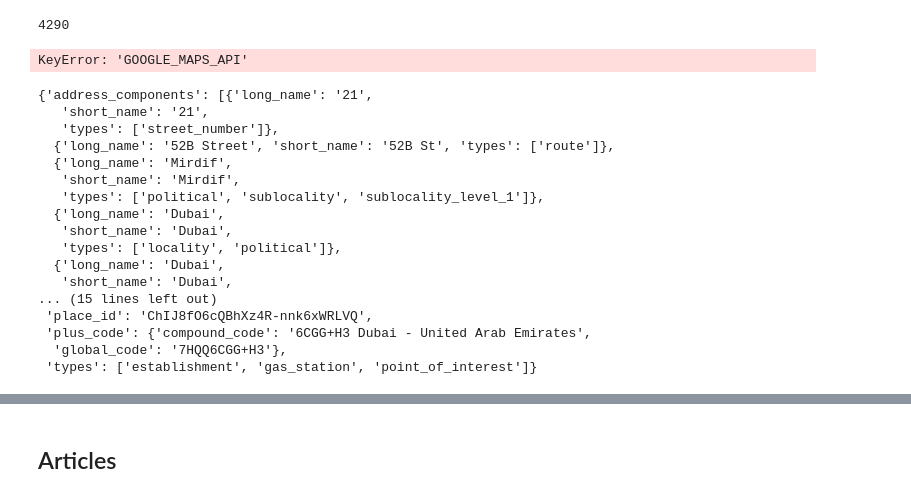
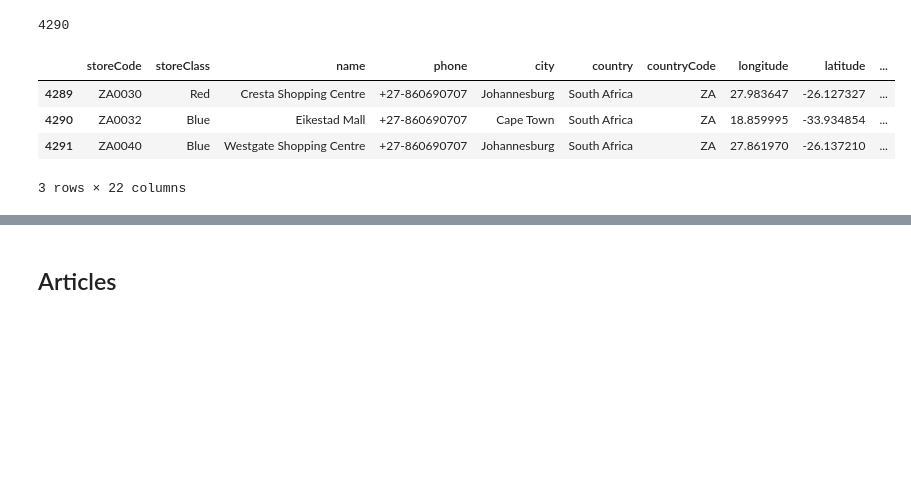
Before and after one commit to julienguyet/StylistAI, a Jupyter notebook: notebooks/data_prep.ipynb, the cells around one changed output, grey strips where cells are left out. Drawn from its saved outputs; the diff is of its cells as text; code cells hidden in the pictures; blank space fills up the shorter version.

```diff
--- a/notebooks/data_prep.ipynb
+++ b/notebooks/data_prep.ipynb
@@ -238,27 +245,3 @@ import googlemaps
 GOOGLE_MAPS_API = config['GOOGLE_MAPS_API']
 
 gmaps = googlemaps.Client(key=GOOGLE_MAPS_API)
-
-reverse_geocode_result = gmaps.reverse_geocode((stores_df['latitude'][0], stores_df['longitude'][0]))
-# %% [output]
-KeyError: 'GOOGLE_MAPS_API'
-# %%
-reverse_geocode_result[0]
-# %% [output]
-{'address_components': [{'long_name': '21',
-   'short_name': '21',
-   'types': ['street_number']},
-  {'long_name': '52B Street', 'short_name': '52B St', 'types': ['route']},
-  {'long_name': 'Mirdif',
-   'short_name': 'Mirdif',
-   'types': ['political', 'sublocality', 'sublocality_level_1']},
-  {'long_name': 'Dubai',
-   'short_name': 'Dubai',
-   'types': ['locality', 'political']},
-  {'long_name': 'Dubai',
-   'short_name': 'Dubai',
-... (15 lines left out)
- 'place_id': 'ChIJ8fO6cQBhXz4R-nnk6xWRLVQ',
- 'plus_code': {'compound_code': '6CGG+H3 Dubai - United Arab Emirates',
-  'global_code': '7HQQ6CGG+H3'},
- 'types': ['establishment', 'gas_station', 'point_of_interest']}
@@ -264,0 +294,10 @@ reverse_geocode_result[0]
+# %%
+stores_df["postal_code"] = stores_df.progress_apply(lambda r: cached_get_postal_code(r["latitude"], r["longitude"]),axis=1)
+# %%
+stores_df.tail(3)
+# %% [output]
+|  | storeCode | storeClass | name | phone | city | country | countryCode | longitude | latitude | ... |
+| 4289 | ZA0030 | Red | Cresta Shopping Centre | +27-860690707 | Johannesburg | South Africa | ZA | 27.983647 | -26.127327 | ... |
+| 4290 | ZA0032 | Blue | Eikestad Mall | +27-860690707 | Cape Town | South Africa | ZA | 18.859995 | -33.934854 | ... |
+| 4291 | ZA0040 | Blue | Westgate Shopping Centre | +27-860690707 | Johannesburg | South Africa | ZA | 27.861970 | -26.137210 | ... |
+3 rows × 22 columns
```
Also changed, not shown: parts of 18 cells of this notebook.
